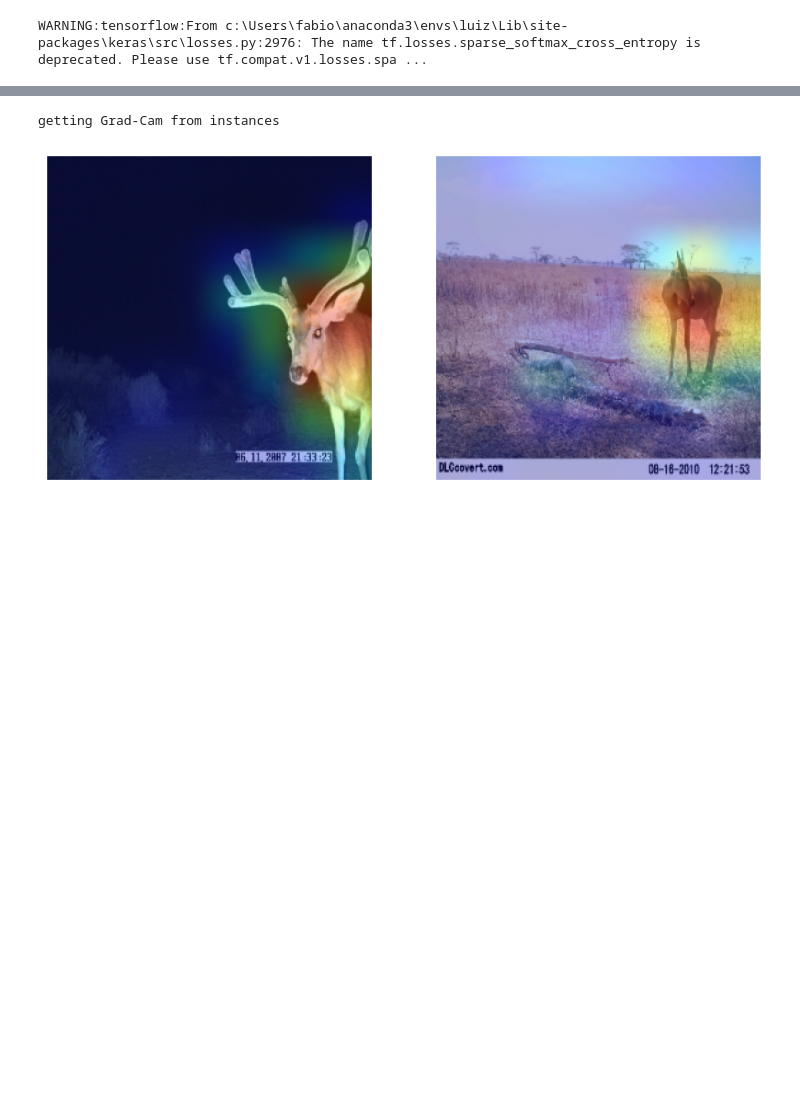
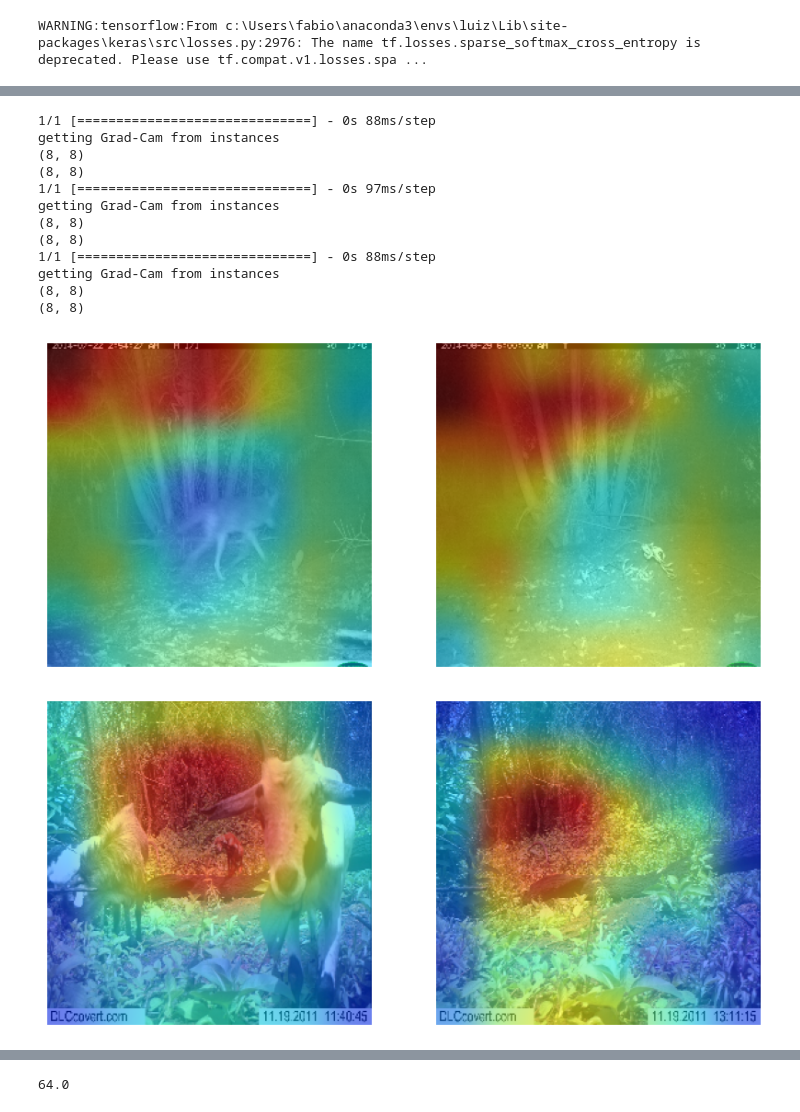
Before and after one commit to LuizAlencar17/LuizAlencar17-siamese-network-on-camera-trap, a Jupyter notebook: view_grad-cam.ipynb, the cells around one changed output, grey strips where cells are left out. Drawn from its saved outputs; the diff is of its cells as text; code cells hidden in the pictures; blank space fills up the shorter version.

```diff
--- a/view_grad-cam.ipynb
+++ b/view_grad-cam.ipynb
@@ -116,44 +132,86 @@ def get_grad_cam_model_layers(model):
     return layers
 
 def get_grad_cam_model(model):
+    base_model = model.get_layer('model')
+    return tf.keras.models.Model(
+        inputs=[base_model.input],
+        outputs=[base_model.get_layer('top_activation').output]
+    )
+    i = tf.keras.layers.Input([None, None, 3])
+    x = base_model(i)
+    return tf.keras.models.Model(
+        inputs=[i],
+        outputs=[base_model.get_layer('top_conv').outputs]
+    )
     if FLAGS.model_type == 'siamese':
         backbone_layer = "model"
         for layer in model.layers:
             if "Functional" in str(type(layer)):
                 backbone_layer = layer.name
         layers = [model.get_layer('input-left')] + get_grad_cam_model_layers(model.get_layer(backbone_layer))
     else:
         layers = get_grad_cam_model_layers(model)
     return tf.keras.Sequential(layers)
 
-def overlapping_image(img, heatmap, alpha=0.002):
+def overlapping_image(img, heatmap, alpha=0.004):
     heatmap = np.uint8(255 * heatmap)
     jet = mpl.colormaps["jet"]
     jet_colors = jet(np.arange(256))[:, :3]
     jet_heatmap = jet_colors[heatmap]
     jet_heatmap = tf.keras.utils.array_to_img(jet_heatmap)
     jet_heatmap = jet_heatmap.resize((img.shape[1], img.shape[0]))
     jet_heatmap = tf.keras.utils.img_to_array(jet_heatmap)
     superimposed_img = jet_heatmap * alpha + img
     return tf.keras.utils.array_to_img(superimposed_img)
 
+def show_images(images):
+    fig, axes = plt.subplots(1, len(images), figsize=(10, 50))
+    for i, ax in enumerate(axes):
+        ax.imshow(images[i])
+        ax.axis('off')
 
-def make_gradcam_heatmap(instances, model):
+def make_gradcam_heatmap(instances, model, pred, pred_index=0):
     print("getting Grad-Cam from instances")
     overlapping_images = []
+    # show_images(instances)
     for instance in instances:
-        grad_model = get_grad_cam_model(model)
-        instance_model = tf.expand_dims(instance, axis=0)
-        last_conv_layer_output = grad_model(instance_model)
+        with tf.GradientTape() as tape:
+            grad_model = get_grad_cam_model(model)
+            instance_model = tf.expand_dims(instance, axis=0)
+            last_conv_layer_output = grad_model(instance_model)
+
         pooled_grads = tf.reduce_mean(last_conv_layer_output, axis=(0, 1, 2))
         last_conv_layer_output = last_conv_layer_output[0]
         heatmap = last_conv_layer_output @ pooled_grads[..., tf.newaxis]
         heatmap = tf.squeeze(heatmap)
         heatmap = tf.maximum(heatmap, 0) / tf.math.reduce_max(heatmap)
         heatmap = heatmap.numpy()
+        print(heatmap.shape)
         overlapping_images.append(overlapping_image(instance, heatmap))
+    show_images(overlapping_images)
 
-    fig, axes = plt.subplots(1, len(overlapping_images), figsize=(10, 50))
-    for i, ax in enumerate(axes):
-        ax.imshow(overlapping_images[i])
-        ax.axis('off')
+
+for batch in dataset:
+    if FLAGS.model_type == 'siamese':
+        images_left, images_right = batch[0][0], batch[0][1]
+        for pair in zip(images_left, images_right):
+            pred = model.predict([images_left, images_right])
+            make_gradcam_heatmap(pair, model, pred)
+    else:
+        for instance in batch[0]:
+            make_gradcam_heatmap([instance], model)
+# %% [output]
+1/1 [==============================] - 0s 88ms/step
+getting Grad-Cam from instances
+(8, 8)
+(8, 8)
+1/1 [==============================] - 0s 97ms/step
+getting Grad-Cam from instances
+(8, 8)
+(8, 8)
+1/1 [==============================] - 0s 88ms/step
+getting Grad-Cam from instances
+(8, 8)
+(8, 8)
+[figure, added]
+[figure, added]
@@ -160,12 +218,0 @@ def make_gradcam_heatmap(instances, model):
-# %%
-for batch in dataset:
-    if FLAGS.model_type == 'siamese':
-        images_left, images_right = batch[0][0], batch[0][1]
-        for pair in zip(images_left, images_right):
-            make_gradcam_heatmap(pair, model)
-    else:
-        for instance in batch[0]:
-            make_gradcam_heatmap([instance], model)
-# %% [output]
-getting Grad-Cam from instances
-[figure, removed]
@@ -171,0 +221,4 @@ getting Grad-Cam from instances
+# %%
+1280/20
+# %% [output]
+64.0
```
Also changed, not shown: parts of 7 cells of this notebook, 17 other files.
